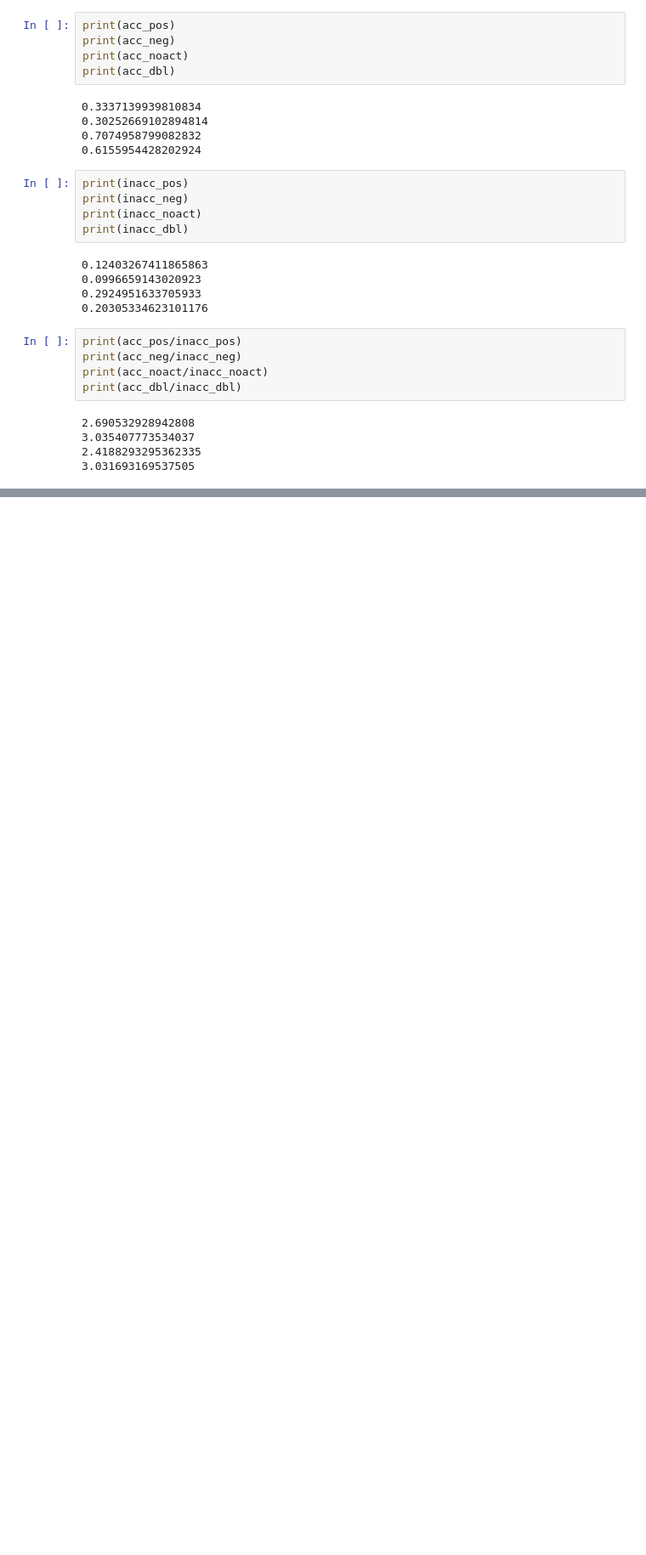
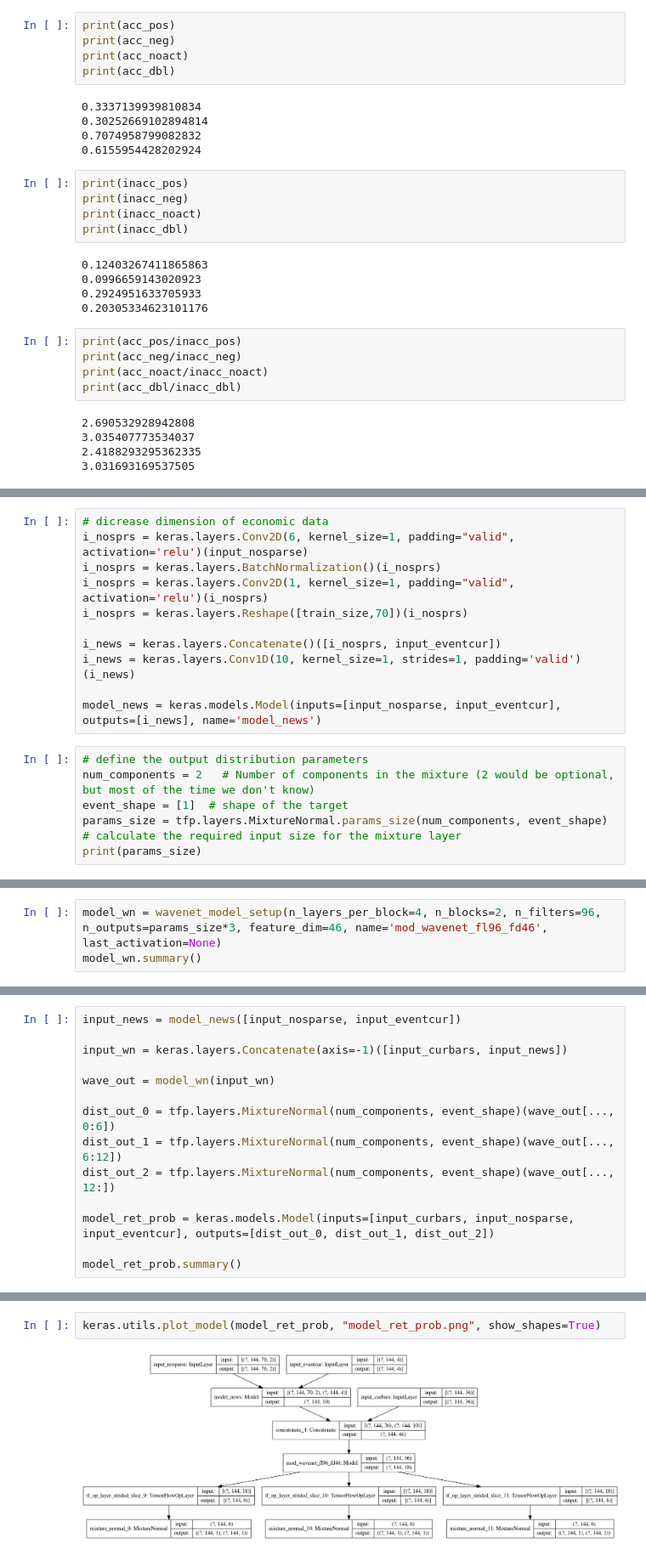
Before and after one commit to sinusgamma/probabilistic_wavenet_fx, a Jupyter notebook: wavenet_fx3.ipynb, the cells around one changed output, grey strips where cells are left out. Shown at 85% size. Drawn from its saved outputs; the diff is of its cells as text; blank space fills up the shorter version.

Commit message:
prob readytogo
prob readytogo

```diff
--- a/wavenet_fx3.ipynb
+++ b/wavenet_fx3.ipynb
@@ -1142,0 +1182,17 @@ print(acc_dbl/inacc_dbl)
+# %%
+# dicrease dimension of economic data
+i_nosprs = keras.layers.Conv2D(6, kernel_size=1, padding="valid", activation='relu')(input_nosparse)
+i_nosprs = keras.layers.BatchNormalization()(i_nosprs)
+i_nosprs = keras.layers.Conv2D(1, kernel_size=1, padding="valid", activation='relu')(i_nosprs)
+i_nosprs = keras.layers.Reshape([train_size,70])(i_nosprs)
+
+i_news = keras.layers.Concatenate()([i_nosprs, input_eventcur])
+i_news = keras.layers.Conv1D(10, kernel_size=1, strides=1, padding='valid')(i_news)
+
+model_news = keras.models.Model(inputs=[input_nosparse, input_eventcur], outputs=[i_news], name='model_news')
+# %%
+# define the output distribution parameters
+num_components = 2   # Number of components in the mixture (2 would be optional, but most of the time we don't know)
+event_shape = [1]  # shape of the target
+params_size = tfp.layers.MixtureNormal.params_size(num_components, event_shape)   # calculate the required input size for the mixture layer
+print(params_size)
@@ -1142,0 +1201,3 @@ print(acc_dbl/inacc_dbl)
+# %%
+model_wn = wavenet_model_setup(n_layers_per_block=4, n_blocks=2, n_filters=96, n_outputs=params_size*3, feature_dim=46, name='mod_wavenet_fl96_fd46', last_activation=None)
+model_wn.summary()
@@ -1142,0 +1222,14 @@ print(acc_dbl/inacc_dbl)
+# %%
+input_news = model_news([input_nosparse, input_eventcur])
+
+input_wn = keras.layers.Concatenate(axis=-1)([input_curbars, input_news])
+
+wave_out = model_wn(input_wn)
+
+dist_out_0 = tfp.layers.MixtureNormal(num_components, event_shape)(wave_out[..., 0:6])
+dist_out_1 = tfp.layers.MixtureNormal(num_components, event_shape)(wave_out[..., 6:12])
+dist_out_2 = tfp.layers.MixtureNormal(num_components, event_shape)(wave_out[..., 12:])
+
+model_ret_prob = keras.models.Model(inputs=[input_curbars, input_nosparse, input_eventcur], outputs=[dist_out_0, dist_out_1, dist_out_2])
+
+model_ret_prob.summary()
@@ -1142,0 +1254,4 @@ print(acc_dbl/inacc_dbl)
+# %%
+keras.utils.plot_model(model_ret_prob, "model_ret_prob.png", show_shapes=True)
+# %% [output]
+[figure, added]
```
Also changed, not shown: parts of 39 cells of this notebook, 1 other file.
